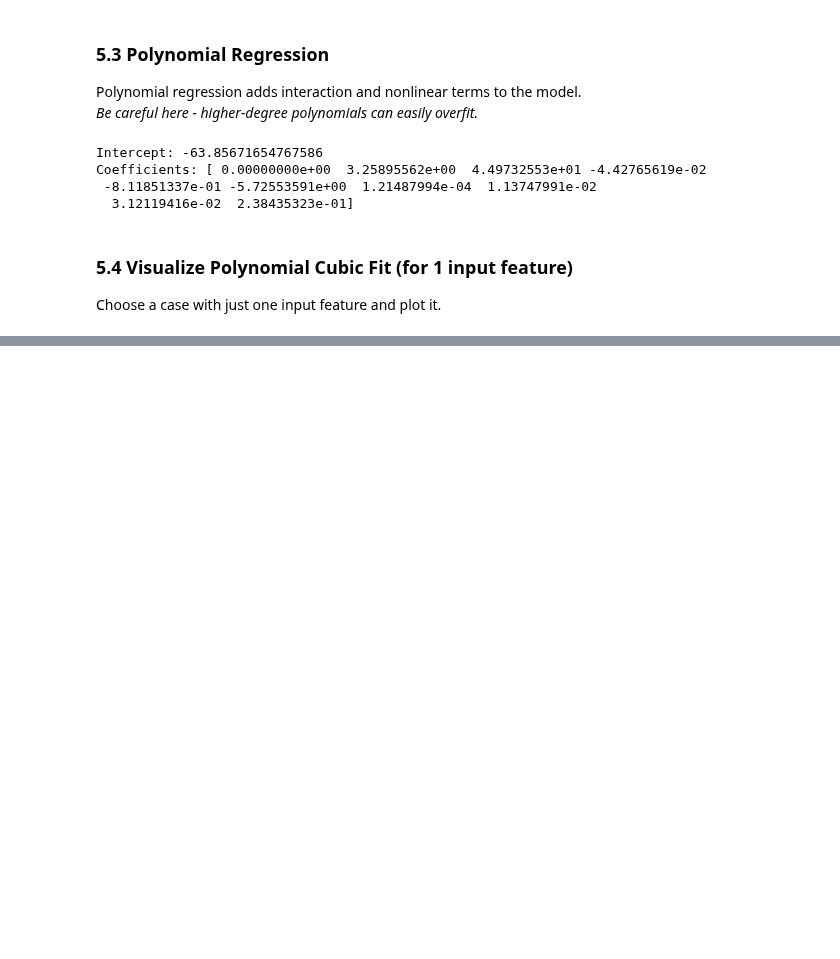
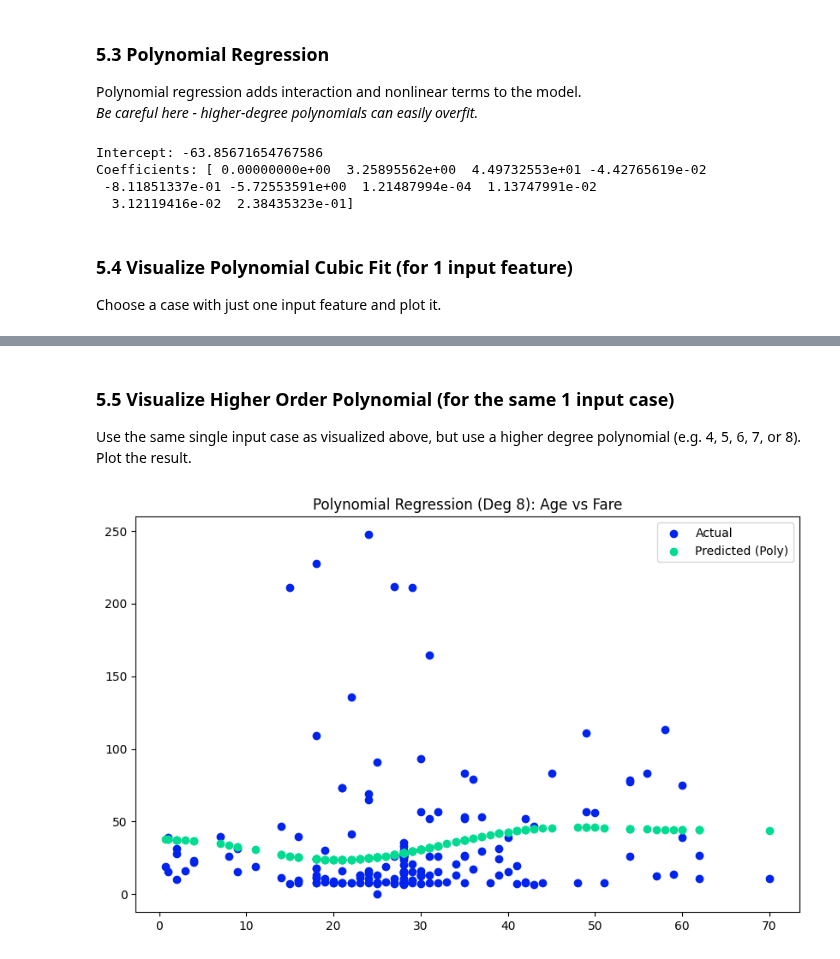
Before and after one commit to Bdowdle4/applied-ml-dowdle, a Jupyter notebook: lab04/ml04_dowdle.ipynb, the cells around one changed output, grey strips where cells are left out. Drawn from its saved outputs; the diff is of its cells as text; code cells hidden in the pictures; blank space fills up the shorter version.

```diff
--- a/lab04/ml04_dowdle.ipynb
+++ b/lab04/ml04_dowdle.ipynb
@@ -361,0 +431,28 @@ plt.show()
+# %% [markdown]
+### 5.5 Visualize Higher Order Polynomial (for the same 1 input case)
+Use the same single input case as visualized above, but use a higher degree polynomial (e.g. 4, 5, 6, 7, or 8). Plot the result.
+# %%
+# Set up the poly inputs
+poly8_case1 = PolynomialFeatures(degree=8)
+X_case1_train_poly8 = poly8_case1.fit_transform(X_case1_train)
+X_case1_test_poly8 = poly8_case1.transform(X_case1_test)
+
+# Use the poly inputs in the LR model
+poly8_model_case1 = LinearRegression()
+poly8_model_case1.fit(X_case1_train_poly8, y_case1_train)
+y_pred_case1_poly8 = poly8_model_case1.predict(X_case1_test_poly8)
+y_pred_case1_train_poly8 = poly8_model_case1.predict(X_case1_train_poly8)
+
+# Create the plot
+plt.figure(figsize=(10, 6))
+plt.scatter(X_case1_test, y_case1_test, color='#0024ED', label='Actual')
+plt.scatter(X_case1_test, y_pred_case1_poly8, color='#00DB92', label='Predicted (Poly)')
+# Create the legend
+plt.legend()
+# Create the title
+plt.title("Polynomial Regression (Deg 8): Age vs Fare")
+# Show the plot
+plt.tight_layout
+plt.show()
+# %% [output]
+[figure, added]
```
Also changed, not shown: parts of 4 cells of this notebook.
